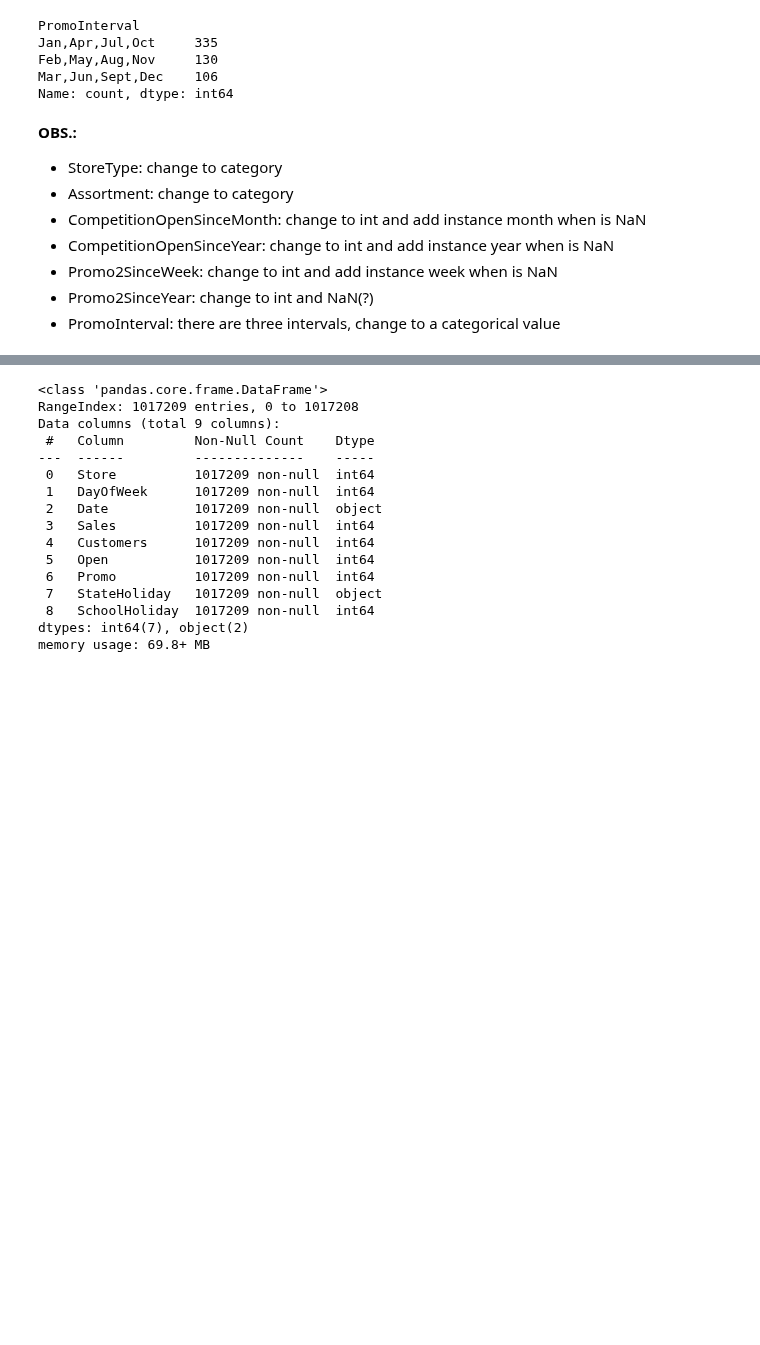
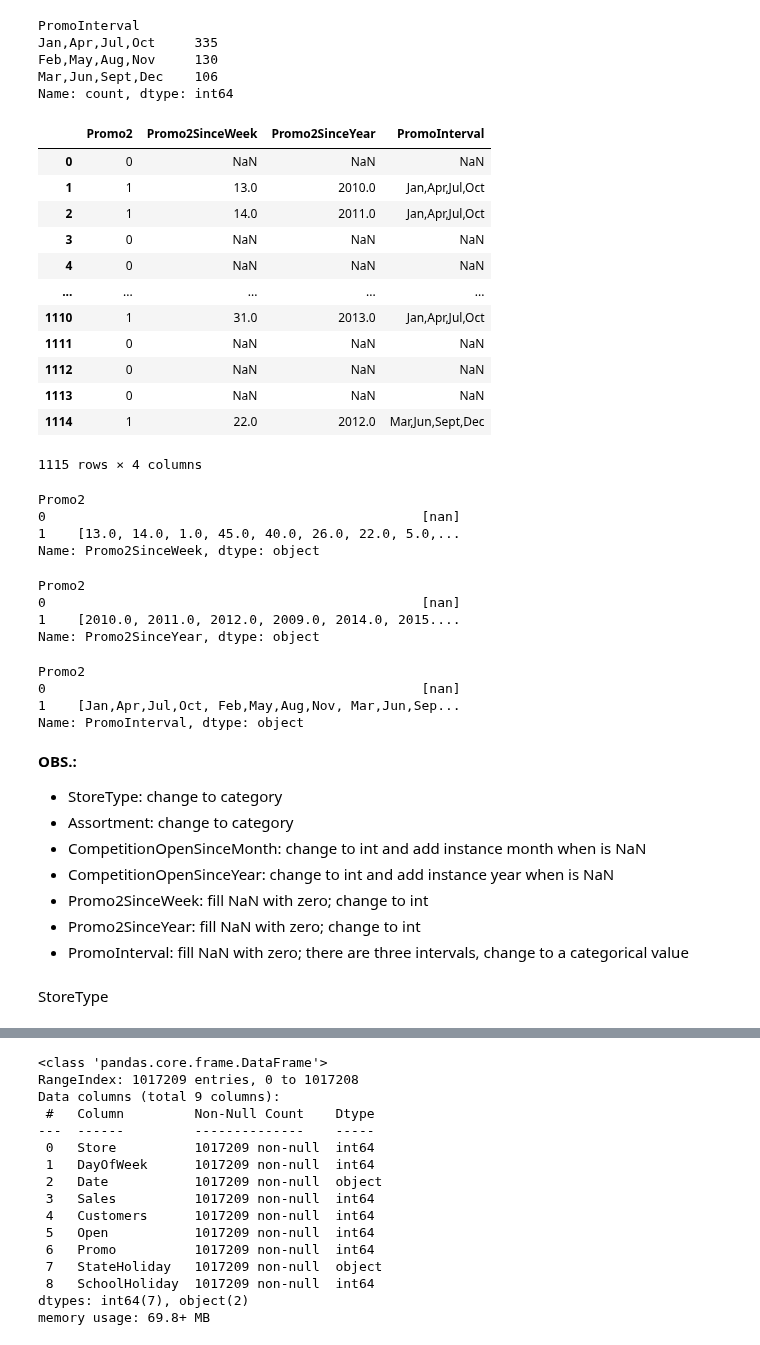
Before and after one commit to ezequielpf/rossmann_sales_prediction, a Jupyter notebook: notebooks/store_sales_predict_v1.ipynb, the cells around one changed output, grey strips where cells are left out. Cells and saved outputs as stored; diff of their text form; code cells hidden in the pictures; blank space fills up the shorter version.

```diff
--- a/notebooks/store_sales_predict_v1.ipynb
+++ b/notebooks/store_sales_predict_v1.ipynb
@@ -98,12 +101,52 @@ Jan,Apr,Jul,Oct     335
 Feb,May,Aug,Nov     130
 Mar,Jun,Sept,Dec    106
 Name: count, dtype: int64
+# %%
+# When a store is not participating of a continuing promotion, "Promo2SinceWeek", "Promo2SinceYear" and "PromoInterval" have NaN
+df_store[["Promo2", "Promo2SinceWeek", "Promo2SinceYear", "PromoInterval"]]
+# %% [output]
+|  | Promo2 | Promo2SinceWeek | Promo2SinceYear | PromoInterval |
+| 0 | 0 | NaN | NaN | NaN |
+| 1 | 1 | 13.0 | 2010.0 | Jan,Apr,Jul,Oct |
+| 2 | 1 | 14.0 | 2011.0 | Jan,Apr,Jul,Oct |
+| 3 | 0 | NaN | NaN | NaN |
+| 4 | 0 | NaN | NaN | NaN |
+| ... | ... | ... | ... | ... |
+| 1110 | 1 | 31.0 | 2013.0 | Jan,Apr,Jul,Oct |
+| 1111 | 0 | NaN | NaN | NaN |
+| 1112 | 0 | NaN | NaN | NaN |
+| 1113 | 0 | NaN | NaN | NaN |
+| 1114 | 1 | 22.0 | 2012.0 | Mar,Jun,Sept,Dec |
+1115 rows × 4 columns
+# %%
+df_store.groupby("Promo2")["Promo2SinceWeek"].unique()
+# %% [output]
+Promo2
+0                                                [nan]
+1    [13.0, 14.0, 1.0, 45.0, 40.0, 26.0, 22.0, 5.0,...
+Name: Promo2SinceWeek, dtype: object
+# %%
+df_store.groupby("Promo2")["Promo2SinceYear"].unique()
+# %% [output]
+Promo2
+0                                                [nan]
+1    [2010.0, 2011.0, 2012.0, 2009.0, 2014.0, 2015....
+Name: Promo2SinceYear, dtype: object
+# %%
+df_store.groupby("Promo2")["PromoInterval"].unique()
+# %% [output]
+Promo2
+0                                                [nan]
+1    [Jan,Apr,Jul,Oct, Feb,May,Aug,Nov, Mar,Jun,Sep...
+Name: PromoInterval, dtype: object
 # %% [markdown]
 **OBS.:**
 - StoreType: change to category
 - Assortment: change to category
 - CompetitionOpenSinceMonth: change to int and add instance month when is NaN
 - CompetitionOpenSinceYear: change to int and add instance year when is NaN
-- Promo2SinceWeek: change to int and add instance week when is NaN
-- Promo2SinceYear: change to int and NaN(?)
-- PromoInterval: there are three intervals, change to a categorical value
+- Promo2SinceWeek: fill NaN with zero; change to int
+- Promo2SinceYear: fill NaN with zero; change to int
+- PromoInterval: fill NaN with zero; there are three intervals, change to a categorical value
+# %% [markdown]
+StoreType
```
Also changed, not shown: parts of 49 cells of this notebook, 1 other file.
